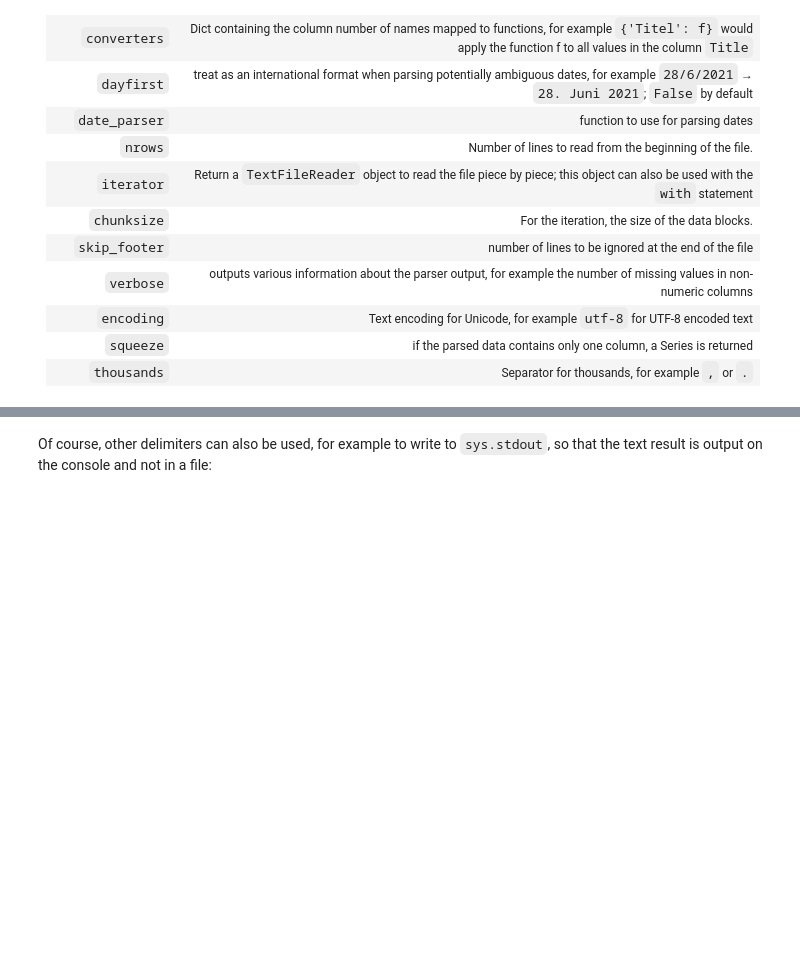
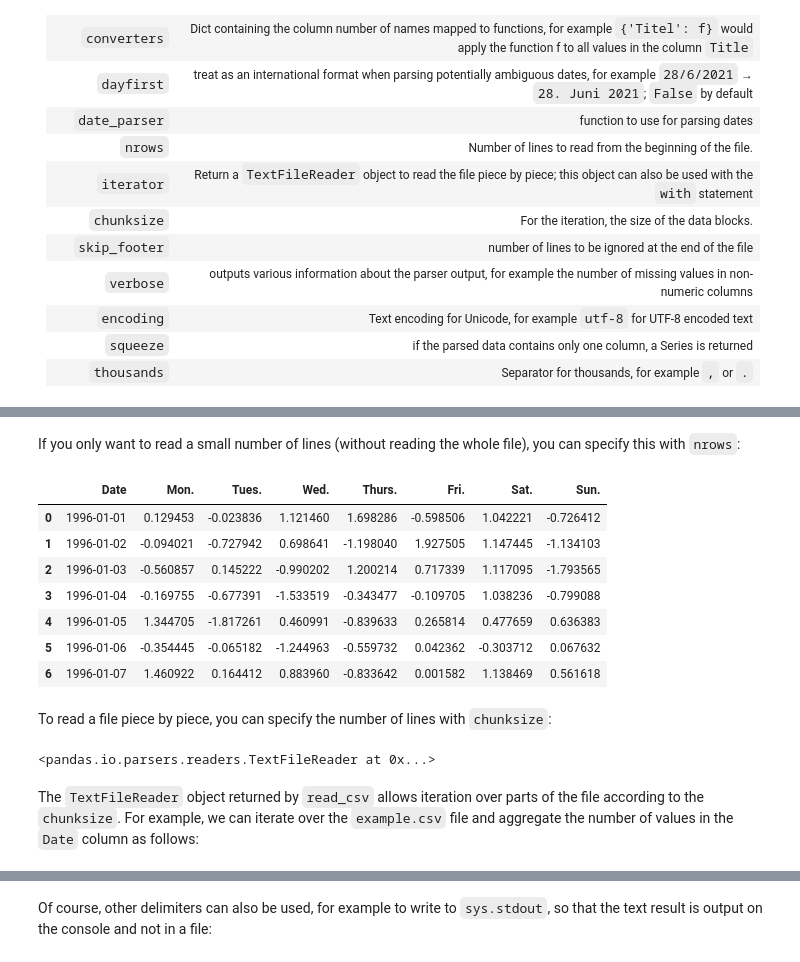
Before and after one commit to veit/jupyter-tutorial, a Jupyter notebook: docs/data-processing/serialisation-formats/csv/example.ipynb, the cells around one changed output, grey strips where cells are left out. Cells and saved outputs as stored; diff of their text form; code cells hidden in the pictures; blank space fills up the shorter version.

Commit message:
Add reading files in peaces to the pandas section

```diff
--- a/docs/data-processing/serialisation-formats/csv/example.ipynb
+++ b/docs/data-processing/serialisation-formats/csv/example.ipynb
@@ -157,0 +176,21 @@ df.to_csv('out.csv')
+# %% [markdown]
+If you only want to read a small number of lines (without reading the whole file), you can specify this with `nrows`:
+# %%
+pd.read_csv('example.csv', nrows=7)
+# %% [output]
+|  | Date | Mon. | Tues. | Wed. | Thurs. | Fri. | Sat. | Sun. |
+| 0 | 1996-01-01 | 0.129453 | -0.023836 | 1.121460 | 1.698286 | -0.598506 | 1.042221 | -0.726412 |
+| 1 | 1996-01-02 | -0.094021 | -0.727942 | 0.698641 | -1.198040 | 1.927505 | 1.147445 | -1.134103 |
+| 2 | 1996-01-03 | -0.560857 | 0.145222 | -0.990202 | 1.200214 | 0.717339 | 1.117095 | -1.793565 |
+| 3 | 1996-01-04 | -0.169755 | -0.677391 | -1.533519 | -0.343477 | -0.109705 | 1.038236 | -0.799088 |
+| 4 | 1996-01-05 | 1.344705 | -1.817261 | 0.460991 | -0.839633 | 0.265814 | 0.477659 | 0.636383 |
+| 5 | 1996-01-06 | -0.354445 | -0.065182 | -1.244963 | -0.559732 | 0.042362 | -0.303712 | 0.067632 |
+| 6 | 1996-01-07 | 1.460922 | 0.164412 | 0.883960 | -0.833642 | 0.001582 | 1.138469 | 0.561618 |
+# %% [markdown]
+To read a file piece by piece, you can specify the number of lines with `chunksize`:
+# %%
+pd.read_csv('example.csv', chunksize=1000)
+# %% [output]
+<pandas.io.parsers.readers.TextFileReader at 0x...>
+# %% [markdown]
+The `TextFileReader` object returned by `read_csv` allows iteration over parts of the file according to the `chunksize`. For example, we can iterate over the `example.csv` file and aggregate the number of values in the `Date` column as follows:
```
Also changed, not shown: parts of 30 cells of this notebook, 1 other file.
